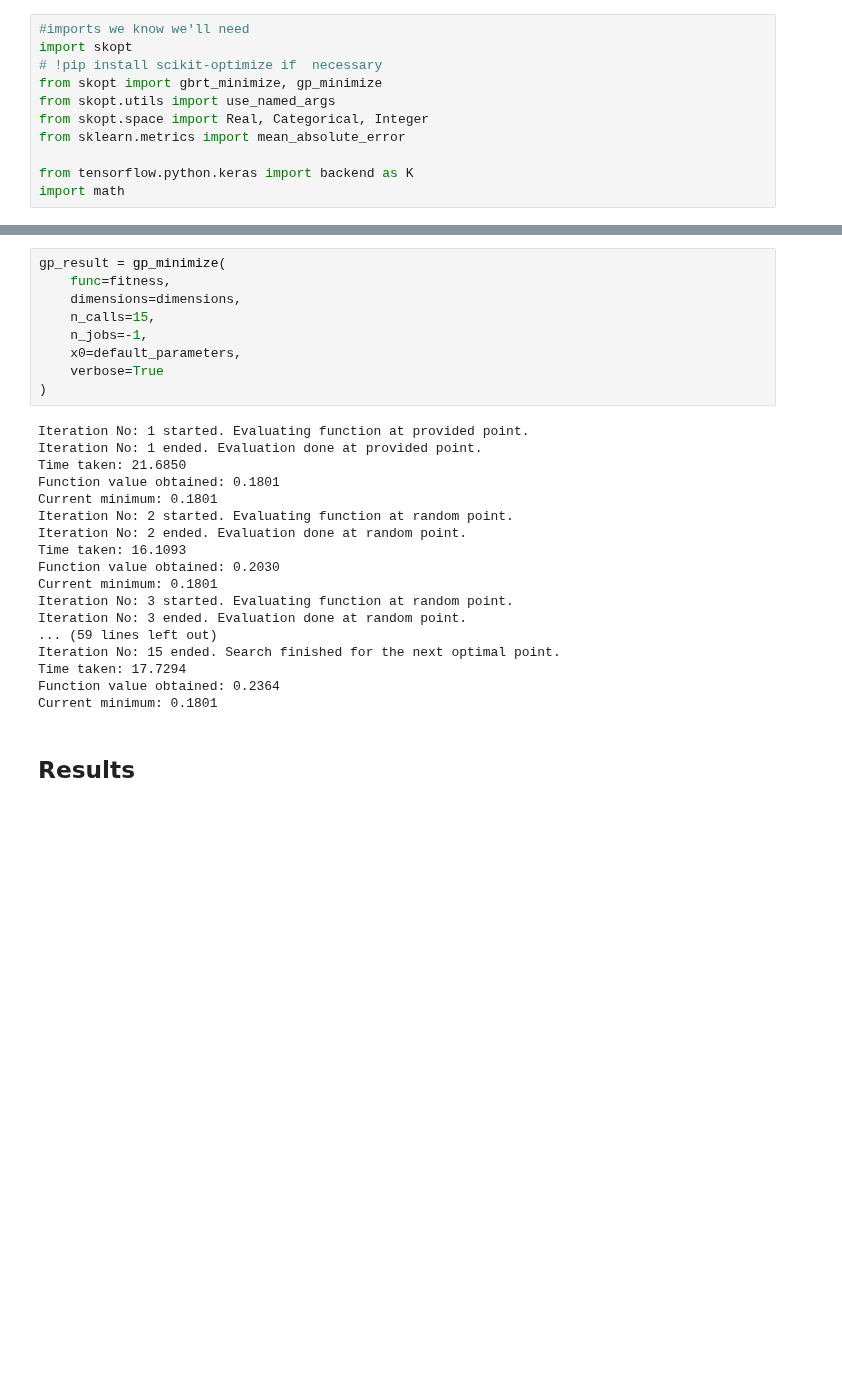
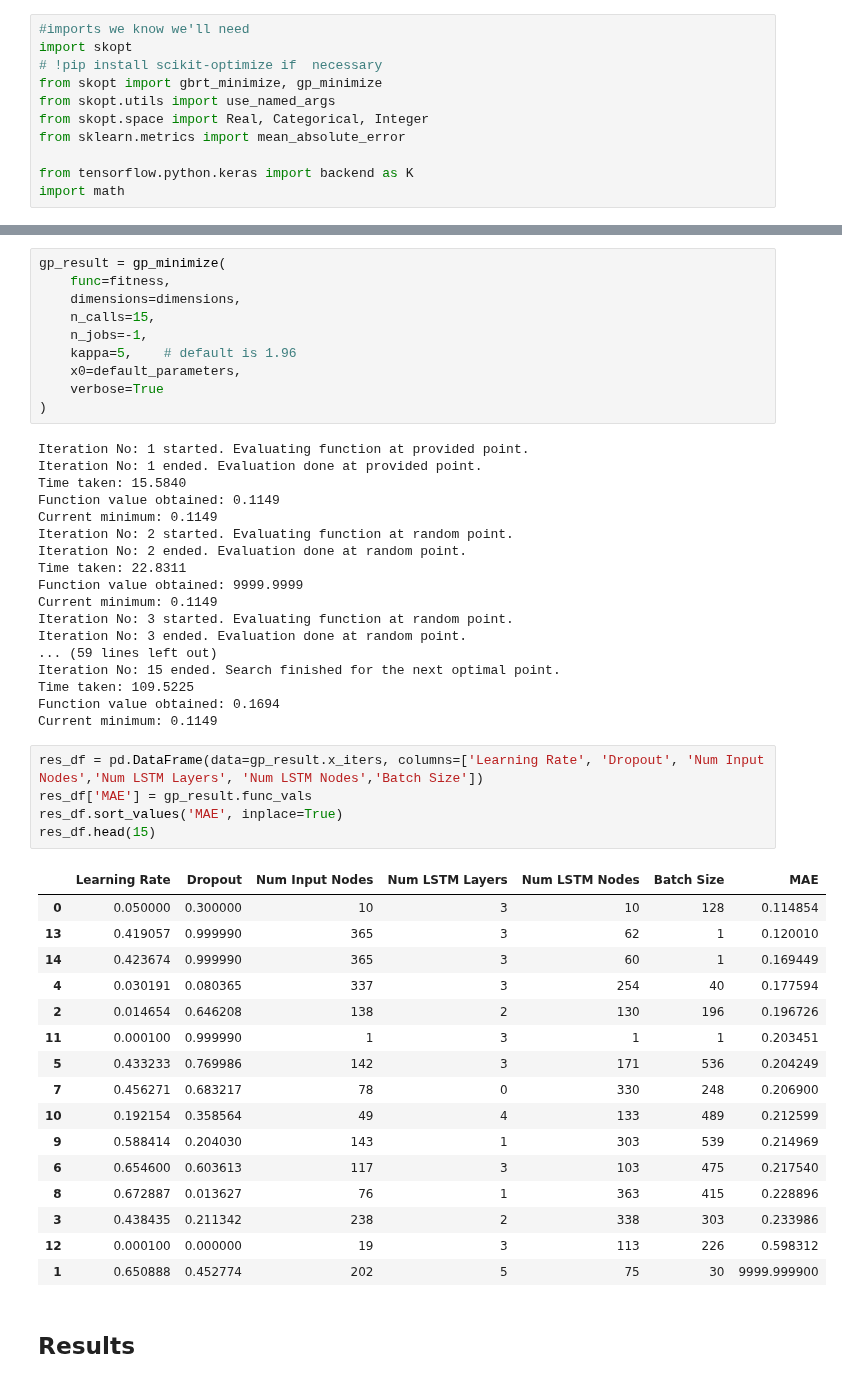
Before and after one commit to TLChilton/Senior_Capstone, a Jupyter notebook: Thomas/LSTMBayesSearch.ipynb, the cells around one changed output, grey strips where cells are left out. Drawn from its saved outputs; the diff is of its cells as text; blank space fills up the shorter version.

```diff
--- a/Thomas/LSTMBayesSearch.ipynb
+++ b/Thomas/LSTMBayesSearch.ipynb
@@ -291,27 +260,50 @@ gp_result = gp_minimize(
     dimensions=dimensions,
     n_calls=15,
     n_jobs=-1,
+    kappa=5,    # default is 1.96
     x0=default_parameters,
     verbose=True
 )
 # %% [output]
 Iteration No: 1 started. Evaluating function at provided point.
 Iteration No: 1 ended. Evaluation done at provided point.
-Time taken: 21.6850
-Function value obtained: 0.1801
-Current minimum: 0.1801
+Time taken: 15.5840
+Function value obtained: 0.1149
+Current minimum: 0.1149
 Iteration No: 2 started. Evaluating function at random point.
 Iteration No: 2 ended. Evaluation done at random point.
-Time taken: 16.1093
-Function value obtained: 0.2030
-Current minimum: 0.1801
+Time taken: 22.8311
+Function value obtained: 9999.9999
+Current minimum: 0.1149
 Iteration No: 3 started. Evaluating function at random point.
 Iteration No: 3 ended. Evaluation done at random point.
 ... (59 lines left out)
 Iteration No: 15 ended. Search finished for the next optimal point.
-Time taken: 17.7294
-Function value obtained: 0.2364
-Current minimum: 0.1801
+Time taken: 109.5225
+Function value obtained: 0.1694
+Current minimum: 0.1149
+# %%
+res_df = pd.DataFrame(data=gp_result.x_iters, columns=['Learning Rate', 'Dropout', 'Num Input Nodes','Num LSTM Layers', 'Num LSTM Nodes','Batch Size'])
+res_df['MAE'] = gp_result.func_vals
+res_df.sort_values('MAE', inplace=True)
+res_df.head(15)
+# %% [output]
+|  | Learning Rate | Dropout | Num Input Nodes | Num LSTM Layers | Num LSTM Nodes | Batch Size | MAE |
+| 0 | 0.050000 | 0.300000 | 10 | 3 | 10 | 128 | 0.114854 |
+| 13 | 0.419057 | 0.999990 | 365 | 3 | 62 | 1 | 0.120010 |
+| 14 | 0.423674 | 0.999990 | 365 | 3 | 60 | 1 | 0.169449 |
+| 4 | 0.030191 | 0.080365 | 337 | 3 | 254 | 40 | 0.177594 |
+| 2 | 0.014654 | 0.646208 | 138 | 2 | 130 | 196 | 0.196726 |
+| 11 | 0.000100 | 0.999990 | 1 | 3 | 1 | 1 | 0.203451 |
+| 5 | 0.433233 | 0.769986 | 142 | 3 | 171 | 536 | 0.204249 |
+| 7 | 0.456271 | 0.683217 | 78 | 0 | 330 | 248 | 0.206900 |
+| 10 | 0.192154 | 0.358564 | 49 | 4 | 133 | 489 | 0.212599 |
+| 9 | 0.588414 | 0.204030 | 143 | 1 | 303 | 539 | 0.214969 |
+| 6 | 0.654600 | 0.603613 | 117 | 3 | 103 | 475 | 0.217540 |
+| 8 | 0.672887 | 0.013627 | 76 | 1 | 363 | 415 | 0.228896 |
+| 3 | 0.438435 | 0.211342 | 238 | 2 | 338 | 303 | 0.233986 |
+| 12 | 0.000100 | 0.000000 | 19 | 3 | 113 | 226 | 0.598312 |
+| 1 | 0.650888 | 0.452774 | 202 | 5 | 75 | 30 | 9999.999900 |
 # %% [markdown]
 ## Results
 # %%
```
Also changed, not shown: parts of 8 cells of this notebook.
